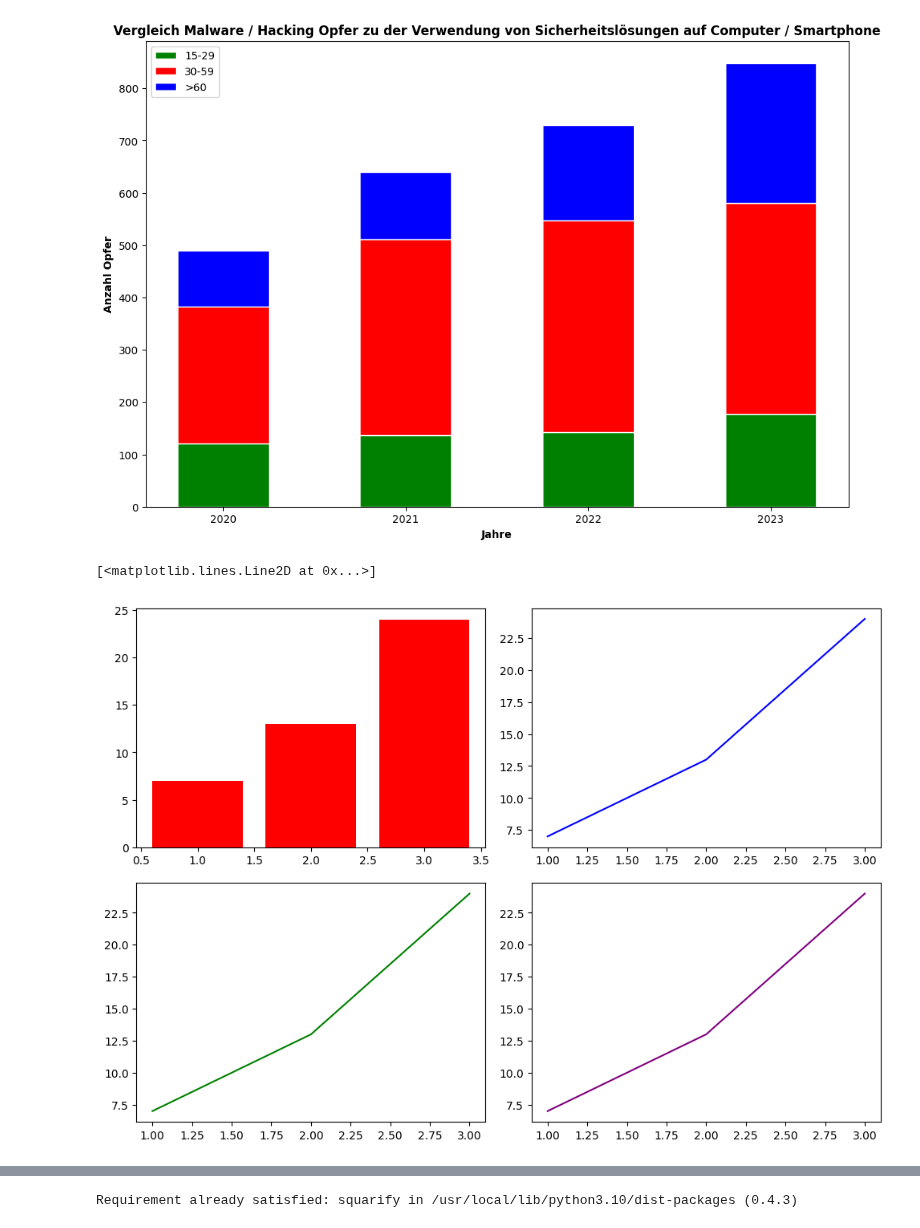
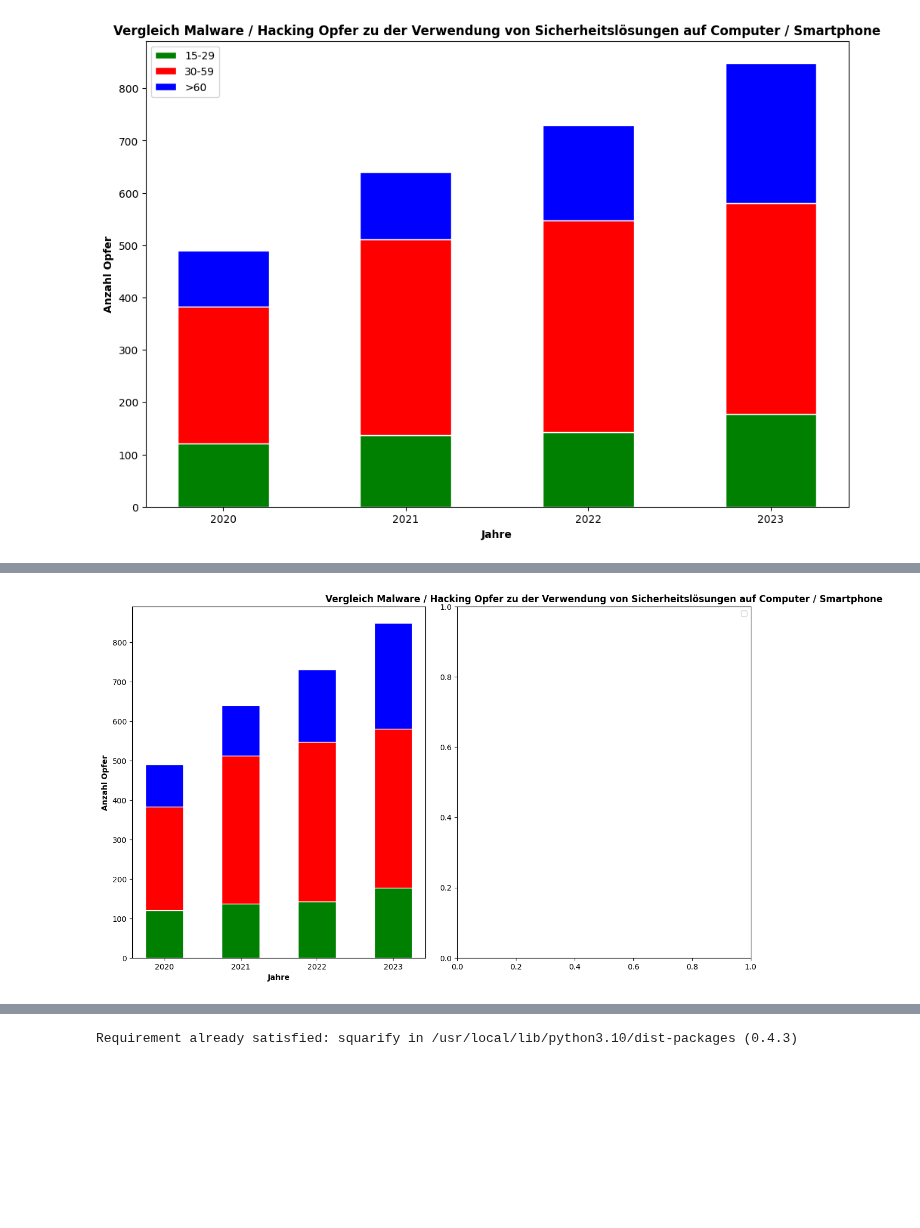
Before and after one commit to baumannf/bina_module, a Jupyter notebook: BINA_LN1_CybercrimeVisualisation.ipynb, the cells around one changed output, grey strips where cells are left out. Cells and saved outputs as stored; diff of their text form; code cells hidden in the pictures; blank space fills up the shorter version.

Commit message:
Anpassung Import

```diff
--- a/BINA_LN1_CybercrimeVisualisation.ipynb
+++ b/BINA_LN1_CybercrimeVisualisation.ipynb
@@ -495,3 +475,16 @@ array([121., 262., 107.])
+# %%
+# Filtering out the relevant offense categories 'Hacking: *' and 'Malware - *' for each year and according to the three age categories
+verhalten_rows2019 = master_cyber_ch_opfer[1:8].filter(like='2021',items=['15-29','30-59','>60']).values
+verhalten_rows2021 = master_cyber_ch_opfer.filter(like='2021', axis=0)[1:8].filter(items=['15-29','30-59','>60']).values
+verhalten_rows2023 = master_cyber_ch_opfer.filter(like='2023', axis=0)[1:8].filter(items=['15-29','30-59','>60']).values
+
+# Summation of all numbers of offenses according to age grouping
+delikt_rows2020 = np.sum(delikt_rows2020, axis=0)
+delikt_rows2021 = np.sum(delikt_rows2021, axis=0)
+delikt_rows2022 = np.sum(delikt_rows2022, axis=0)
+delikt_rows2023 = np.sum(delikt_rows2023, axis=0)
+
+delikt_rows2020
 # %%
 # set width of bars
 barWidth = 0.5
@@ -544,29 +537,10 @@ plt.legend()
 plt.show()
 # %% [output]
 [figure]
-# %%
-import matplotlib.pyplot as plt
-
-#define subplots
-fig, ax = plt.subplots(2, 2, figsize=(10,7))
-fig.tight_layout()
-
-#define data
-x = [1, 2, 3]
-y = [7, 13, 24]
-
-#create subplots
-ax[0, 0].bar(x, y, color='red')
-ax[0, 1].plot(x, y, color='blue')
-ax[1, 0].plot(x, y, color='green')
-ax[1, 1].plot(x, y, color='purple')
-# %% [output]
-[<matplotlib.lines.Line2D at 0x...>]
-[figure, removed]
 # %%
 # set width of bars
 barWidth = 0.5
-fig, ax = plt.subplots(2, 2, figsize=(10,7))
+fig, ax = plt.subplots(1, 2, figsize=(12,7))
 fig.tight_layout()
 
 # labels
@@ -590,26 +564,27 @@ r2 = [1.5]
 r3 = [2.5]
 r4 = [3.5]
 
-#ax[0, 0].bar(r1, delikt_rows2020[0], color='green', width=barWidth, edgecolor='white', label='15-29')
-ax[0, 0].bar(r1, delikt_rows2020[1], bottom= delikt_rows2020[0], color='red', width=barWidth, edgecolor='white', label='30-59')
-ax[0, 0].bar(r1, delikt_rows2020[2], bottom= bars2020, color='blue', width=barWidth, edgecolor='white', label='>60')
-ax[0, 0].bar(r2, delikt_rows2021[0], color='green', width=barWidth, edgecolor='white')
-ax[0, 0].bar(r2, delikt_rows2021[1], bottom= delikt_rows2021[0], color='red', width=barWidth, edgecolor='white')
-ax[0, 0].bar(r2, delikt_rows2021[2], bottom= bars2021, color='blue', width=barWidth, edgecolor='white')
-ax[0, 0].bar(r3, delikt_rows2022[0], color='green', width=barWidth, edgecolor='white')
-ax[0, 0].bar(r3, delikt_rows2022[1], bottom= delikt_rows2022[0], color='red', width=barWidth, edgecolor='white')
-ax[0, 0].bar(r3, delikt_rows2022[2], bottom= bars2022, color='blue', width=barWidth, edgecolor='white')
-ax[0, 0].bar(r4, delikt_rows2023[0], color='green', width=barWidth, edgecolor='white')
-ax[0, 0].bar(r4, delikt_rows2023[1], bottom= delikt_rows2023[0], color='red', width=barWidth, edgecolor='white')
-ax[0, 0].bar(r4, delikt_rows2023[2], bottom= bars2023, color='blue', width=barWidth, edgecolor='white')
+ax[0].bar(r1, delikt_rows2020[0], color='green', width=barWidth, edgecolor='white', label='15-29')
+ax[0].bar(r1, delikt_rows2020[1], bottom= delikt_rows2020[0], color='red', width=barWidth, edgecolor='white', label='30-59')
+ax[0].bar(r1, delikt_rows2020[2], bottom= bars2020, color='blue', width=barWidth, edgecolor='white', label='>60')
+ax[0].bar(r2, delikt_rows2021[0], color='green', width=barWidth, edgecolor='white')
+ax[0].bar(r2, delikt_rows2021[1], bottom= delikt_rows2021[0], color='red', width=barWidth, edgecolor='white')
+ax[0].bar(r2, delikt_rows2021[2], bottom= bars2021, color='blue', width=barWidth, edgecolor='white')
+ax[0].bar(r3, delikt_rows2022[0], color='green', width=barWidth, edgecolor='white')
+ax[0].bar(r3, delikt_rows2022[1], bottom= delikt_rows2022[0], color='red', width=barWidth, edgecolor='white')
+ax[0].bar(r3, delikt_rows2022[2], bottom= bars2022, color='blue', width=barWidth, edgecolor='white')
+ax[0].bar(r4, delikt_rows2023[0], color='green', width=barWidth, edgecolor='white')
+ax[0].bar(r4, delikt_rows2023[1], bottom= delikt_rows2023[0], color='red', width=barWidth, edgecolor='white')
+ax[0].bar(r4, delikt_rows2023[2], bottom= bars2023, color='blue', width=barWidth, edgecolor='white')
 
 # Add xticks on the middle of the group bars
-ax[0, 0].set_title('Vergleich Malware / Hacking Opfer zu der Verwendung von Sicherheitslösungen auf Computer / Smartphone', fontweight='bold')
-ax[0, 0].set_xlabel('Jahre', fontweight='bold')
-ax[0, 0].set_ylabel('Anzahl Opfer', fontweight='bold')
-ax[0, 0].set_xticks([r + barWidth for r in range(5)])
-ax[0, 0].set_xticklabels(labels)
+ax[0].set_xlabel('Jahre', fontweight='bold')
+ax[0].set_ylabel('Anzahl Opfer', fontweight='bold')
+ax[0].set_xticks([r + barWidth for r in range(len(labels))])
+ax[0].set_xticklabels(labels)
 
 # Create legend & Show graphic
+plt.title('Vergleich Malware / Hacking Opfer zu der Verwendung von Sicherheitslösungen auf Computer / Smartphone', fontweight='bold')
 plt.legend()
 plt.show()
+# %% [output]
@@ -615,0 +592 @@ plt.show()
+[figure, added]
```
Also changed, not shown: parts of 7 cells of this notebook.
